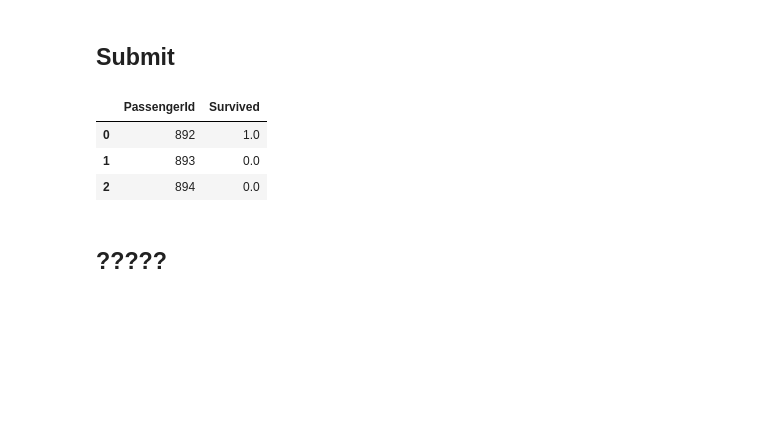
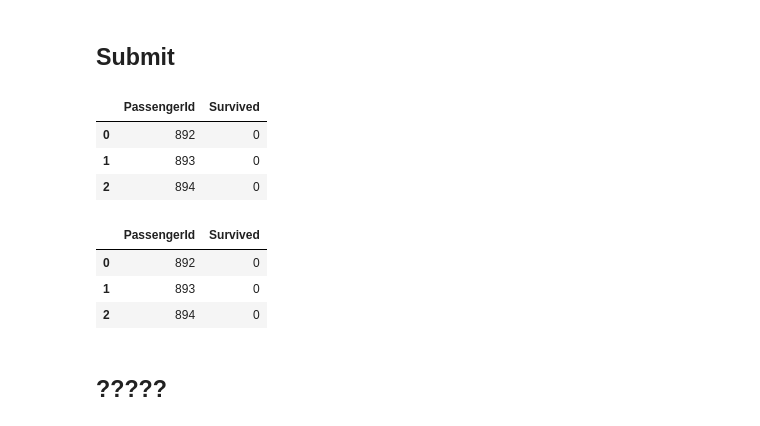
Before and after one commit to yiqingyang75/machine_learning_assign, a Jupyter notebook: py/Titanic Analysis.ipynb, the cells around one changed output. Cells and saved outputs as stored; diff of their text form; code cells hidden in the pictures; blank space fills up the shorter version.

```diff
--- a/py/Titanic Analysis.ipynb
+++ b/py/Titanic Analysis.ipynb
@@ -421,15 +421,29 @@ avg / total       0.98      0.98      0.98       891
 # %%
 # Generate Submission File
 submission = pd.DataFrame({ 'PassengerId': PassengerId,
                             'Survived': pred_test})
+submission["Survived"] = submission["Survived"].astype('int')
 submission.head(3)
 
 submission.to_csv("../data/titanic_submission.csv", index=False)
 # %% [output]
 |  | PassengerId | Survived |
-| 0 | 892 | 1.0 |
-| 1 | 893 | 0.0 |
-| 2 | 894 | 0.0 |
+| 0 | 892 | 0 |
+| 1 | 893 | 0 |
+| 2 | 894 | 0 |
+# %%
+submission = pd.DataFrame({ 'PassengerId': PassengerId,
+                            'Survived': base_predictions_test.iloc[:,1]})
+submission["Survived"] = submission["Survived"].astype('int')
+submission.head(3)
+
+
+submission.to_csv("../data/titanic_submission_rf.csv", index=False)
+# %% [output]
+|  | PassengerId | Survived |
+| 0 | 892 | 0 |
+| 1 | 893 | 0 |
+| 2 | 894 | 0 |
 # %% [markdown]
 ## ?????
 # %% [markdown]
```
Also changed, not shown: parts of 20 cells of this notebook, 7 other files.
